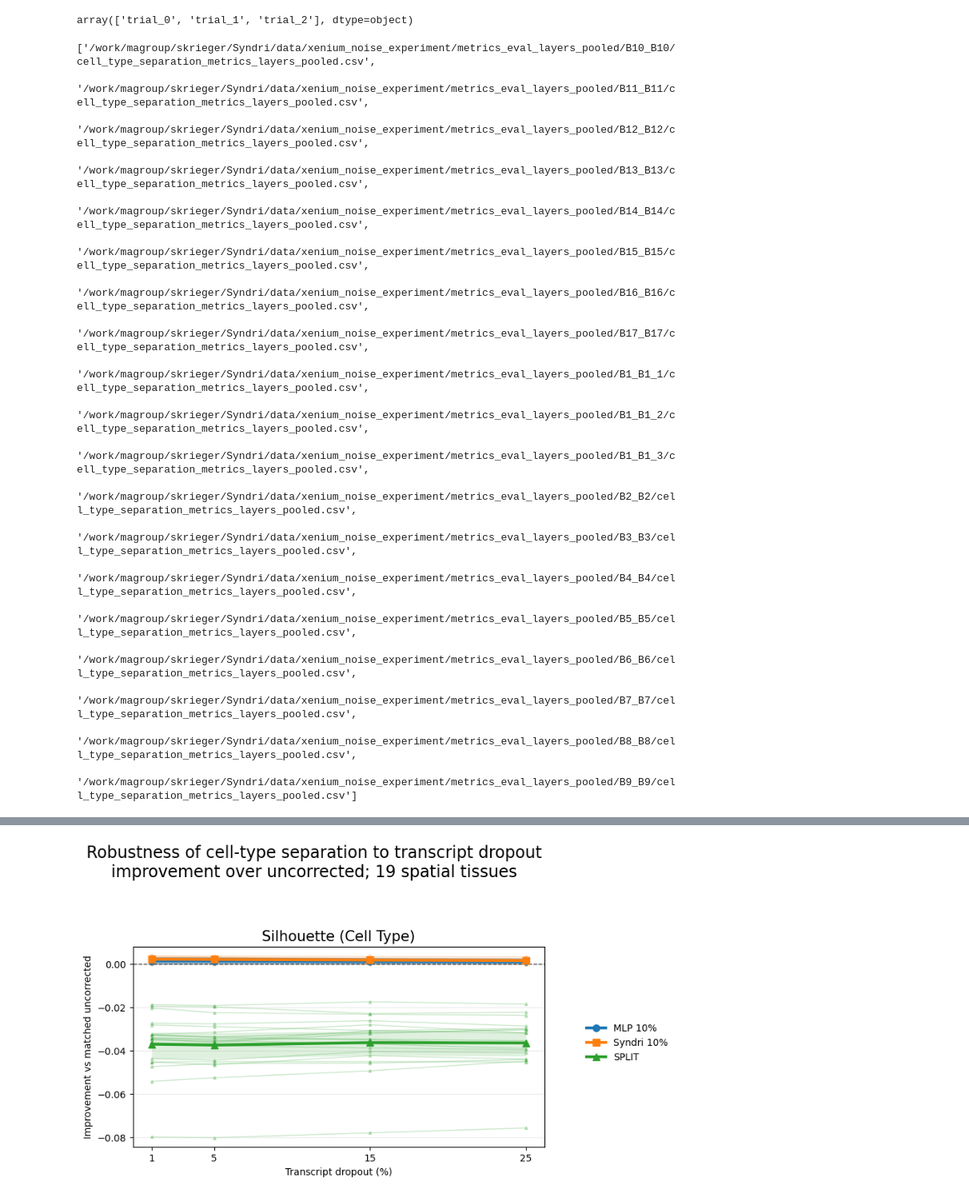
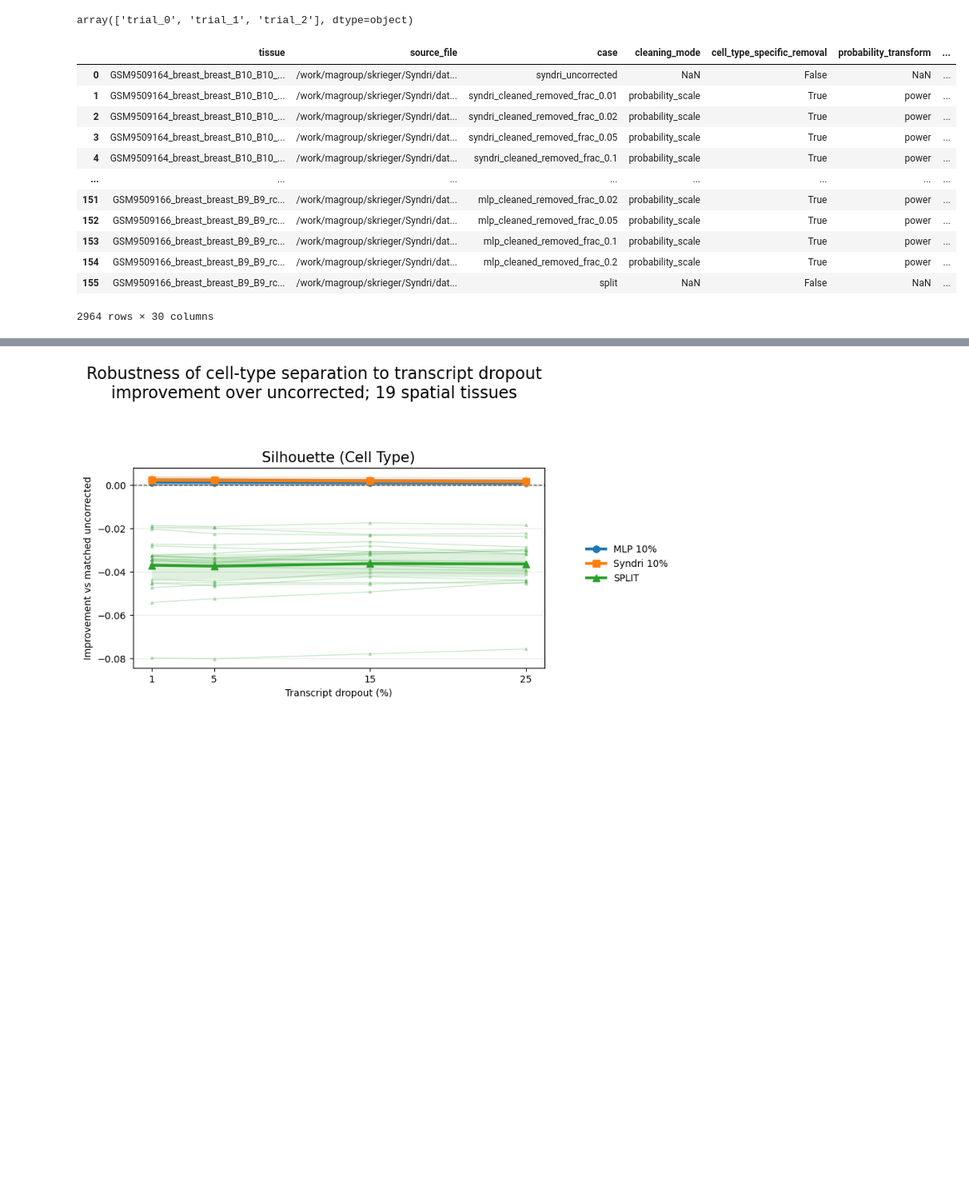
Before and after one commit to gkrieg/Syndri, a Jupyter notebook: eval/NoisyXeniumExperimentResults.ipynb, the cells around one changed output, grey strips where cells are left out. Shown at 80% size. Cells and saved outputs as stored; diff of their text form; code cells hidden in the pictures; blank space fills up the shorter version.

```diff
--- a/eval/NoisyXeniumExperimentResults.ipynb
+++ b/eval/NoisyXeniumExperimentResults.ipynb
@@ -13,27 +13,21 @@ sep_df['input_layer'].unique()
 # %% [output]
 array(['trial_0', 'trial_1', 'trial_2'], dtype=object)
 # %%
-sep_files
+sep_df
 # %% [output]
+|  | tissue | source_file | case | cleaning_mode | cell_type_specific_removal | probability_transform | ... |
+| 0 | GSM9509164_breast_breast_B10_B10_... | /work/magroup/skrieger/Syndri/dat... | syndri_uncorrected | NaN | False | NaN | ... |
+| 1 | GSM9509164_breast_breast_B10_B10_... | /work/magroup/skrieger/Syndri/dat... | syndri_cleaned_removed_frac_0.01 | probability_scale | True | power | ... |
+| 2 | GSM9509164_breast_breast_B10_B10_... | /work/magroup/skrieger/Syndri/dat... | syndri_cleaned_removed_frac_0.02 | probability_scale | True | power | ... |
+| 3 | GSM9509164_breast_breast_B10_B10_... | /work/magroup/skrieger/Syndri/dat... | syndri_cleaned_removed_frac_0.05 | probability_scale | True | power | ... |
+| 4 | GSM9509164_breast_breast_B10_B10_... | /work/magroup/skrieger/Syndri/dat... | syndri_cleaned_removed_frac_0.1 | probability_scale | True | power | ... |
+| ... | ... | ... | ... | ... | ... | ... | ... |
+| 151 | GSM9509166_breast_breast_B9_B9_rc... | /work/magroup/skrieger/Syndri/dat... | mlp_cleaned_removed_frac_0.02 | probability_scale | True | power | ... |
+| 152 | GSM9509166_breast_breast_B9_B9_rc... | /work/magroup/skrieger/Syndri/dat... | mlp_cleaned_removed_frac_0.05 | probability_scale | True | power | ... |
+| 153 | GSM9509166_breast_breast_B9_B9_rc... | /work/magroup/skrieger/Syndri/dat... | mlp_cleaned_removed_frac_0.1 | probability_scale | True | power | ... |
+| 154 | GSM9509166_breast_breast_B9_B9_rc... | /work/magroup/skrieger/Syndri/dat... | mlp_cleaned_removed_frac_0.2 | probability_scale | True | power | ... |
+| 155 | GSM9509166_breast_breast_B9_B9_rc... | /work/magroup/skrieger/Syndri/dat... | split | NaN | False | NaN | ... |
-['/work/magroup/skrieger/Syndri/data/xenium_noise_experiment/metrics_eval_layers_pooled/B10_B10/cell_type_separation_metrics_layers_pooled.csv',
- '/work/magroup/skrieger/Syndri/data/xenium_noise_experiment/metrics_eval_layers_pooled/B11_B11/cell_type_separation_metrics_layers_pooled.csv',
- '/work/magroup/skrieger/Syndri/data/xenium_noise_experiment/metrics_eval_layers_pooled/B12_B12/cell_type_separation_metrics_layers_pooled.csv',
- '/work/magroup/skrieger/Syndri/data/xenium_noise_experiment/metrics_eval_layers_pooled/B13_B13/cell_type_separation_metrics_layers_pooled.csv',
- '/work/magroup/skrieger/Syndri/data/xenium_noise_experiment/metrics_eval_layers_pooled/B14_B14/cell_type_separation_metrics_layers_pooled.csv',
- '/work/magroup/skrieger/Syndri/data/xenium_noise_experiment/metrics_eval_layers_pooled/B15_B15/cell_type_separation_metrics_layers_pooled.csv',
- '/work/magroup/skrieger/Syndri/data/xenium_noise_experiment/metrics_eval_layers_pooled/B16_B16/cell_type_separation_metrics_layers_pooled.csv',
- '/work/magroup/skrieger/Syndri/data/xenium_noise_experiment/metrics_eval_layers_pooled/B17_B17/cell_type_separation_metrics_layers_pooled.csv',
- '/work/magroup/skrieger/Syndri/data/xenium_noise_experiment/metrics_eval_layers_pooled/B1_B1_1/cell_type_separation_metrics_layers_pooled.csv',
- '/work/magroup/skrieger/Syndri/data/xenium_noise_experiment/metrics_eval_layers_pooled/B1_B1_2/cell_type_separation_metrics_layers_pooled.csv',
- '/work/magroup/skrieger/Syndri/data/xenium_noise_experiment/metrics_eval_layers_pooled/B1_B1_3/cell_type_separation_metrics_layers_pooled.csv',
- '/work/magroup/skrieger/Syndri/data/xenium_noise_experiment/metrics_eval_layers_pooled/B2_B2/cell_type_separation_metrics_layers_pooled.csv',
- '/work/magroup/skrieger/Syndri/data/xenium_noise_experiment/metrics_eval_layers_pooled/B3_B3/cell_type_separation_metrics_layers_pooled.csv',
- '/work/magroup/skrieger/Syndri/data/xenium_noise_experiment/metrics_eval_layers_pooled/B4_B4/cell_type_separation_metrics_layers_pooled.csv',
- '/work/magroup/skrieger/Syndri/data/xenium_noise_experiment/metrics_eval_layers_pooled/B5_B5/cell_type_separation_metrics_layers_pooled.csv',
- '/work/magroup/skrieger/Syndri/data/xenium_noise_experiment/metrics_eval_layers_pooled/B6_B6/cell_type_separation_metrics_layers_pooled.csv',
- '/work/magroup/skrieger/Syndri/data/xenium_noise_experiment/metrics_eval_layers_pooled/B7_B7/cell_type_separation_metrics_layers_pooled.csv',
- '/work/magroup/skrieger/Syndri/data/xenium_noise_experiment/metrics_eval_layers_pooled/B8_B8/cell_type_separation_metrics_layers_pooled.csv',
- '/work/magroup/skrieger/Syndri/data/xenium_noise_experiment/metrics_eval_layers_pooled/B9_B9/cell_type_separation_metrics_layers_pooled.csv']
+2964 rows × 30 columns
 # %%
 import numpy as np
 import pandas as pd
```
Also changed, not shown: parts of 2 cells of this notebook, 16 other files.
